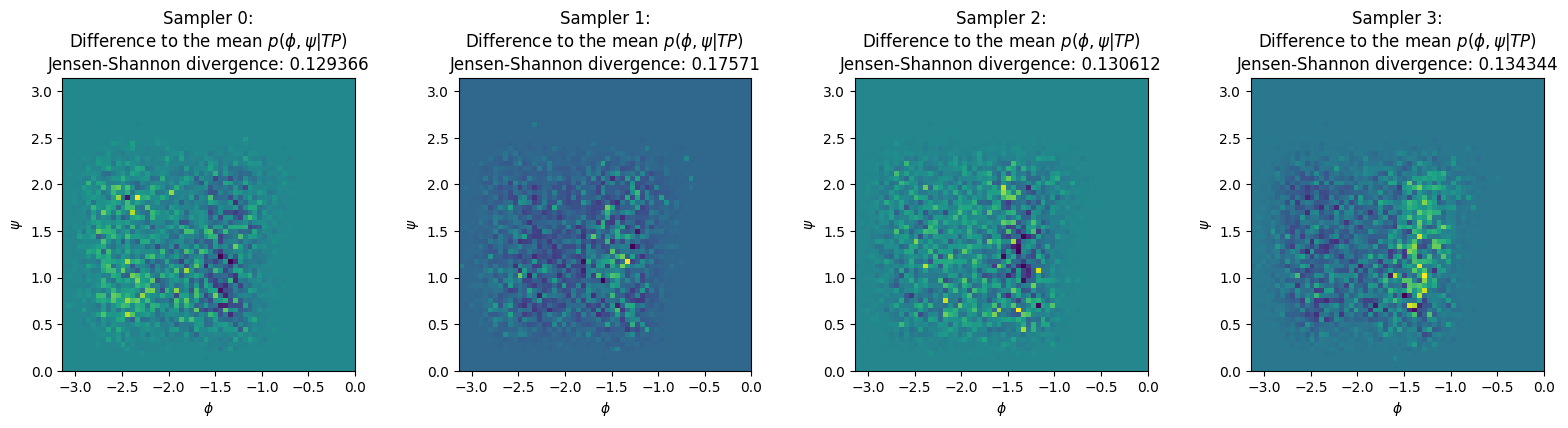
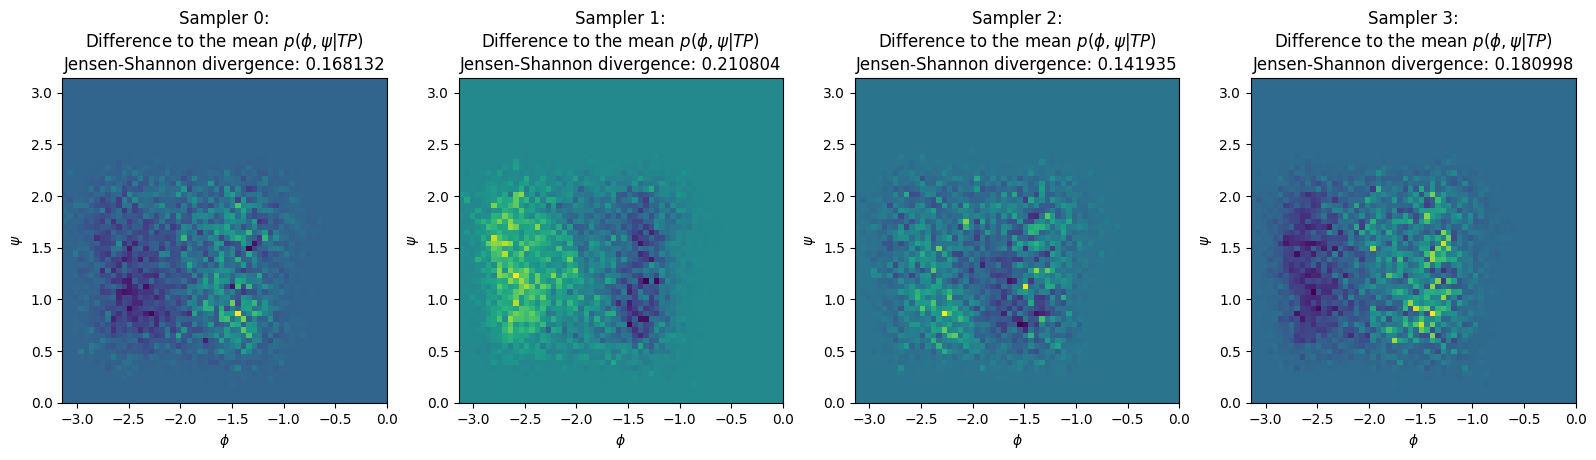
Code edit (unified diff) that turned the first committed figure into the second:
--- before
+++ after
@@ -1,3 +1,3 @@
-fig, axs = plt.subplots(ncols=4, figsize=(4*4, 4))
+fig, axs = plt.subplots(ncols=len(brain.samplers), figsize=(len(brain.samplers)*4, 6))
 
 for cidx, (h, ax) in enumerate(zip(histo_per_collection, axs)):

Commit: aimmd.distributed: update example notebooks for TPS